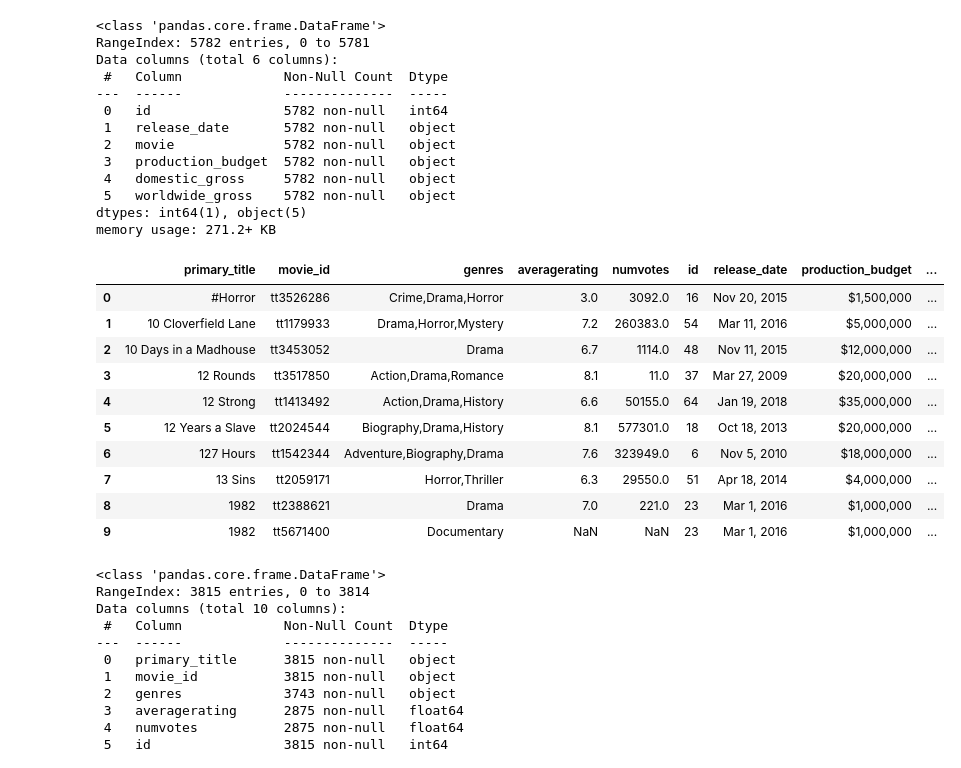
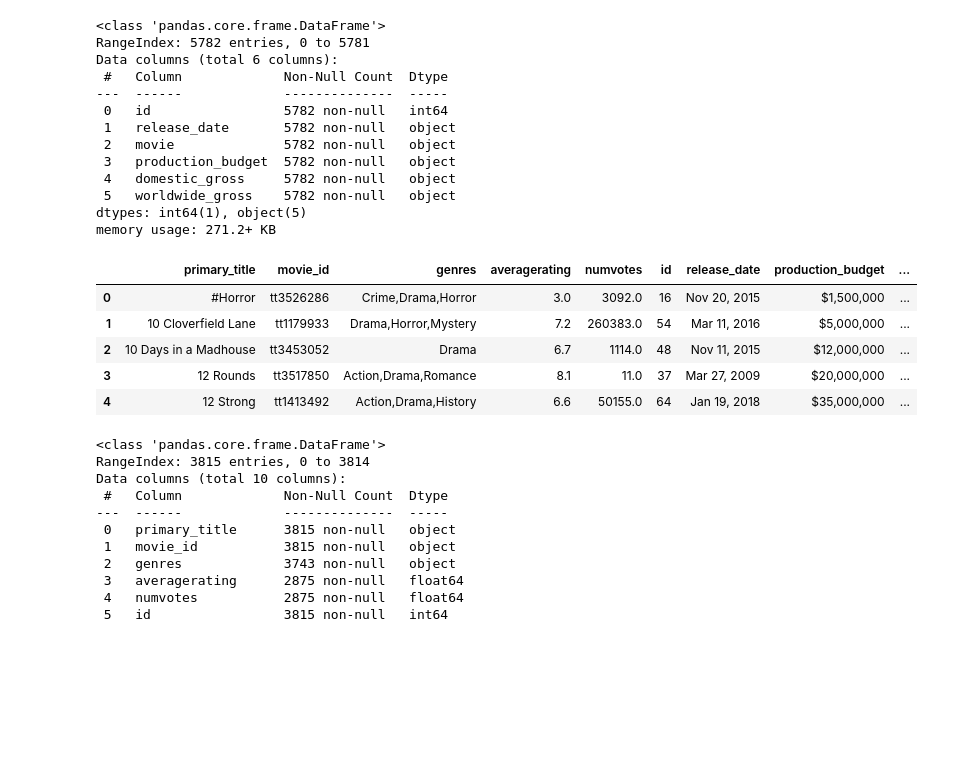
Before and after one commit to doriggs/Semester1Capstone, a Jupyter notebook: student.ipynb, the cells around one changed output. Cells and saved outputs as stored; diff of their text form; code cells hidden in the pictures; blank space fills up the shorter version.

```diff
--- a/student.ipynb
+++ b/student.ipynb
@@ -125,19 +118,14 @@ imdb_tn_df.columns = ['primary_title', 'movie_id', 'genres', 'averagerating', 'n
        'worldwide_gross']
 # %%
 # Take a peek at the resulting table
-imdb_tn_df.head(10)
+imdb_tn_df.head()
 # %% [output]
 |  | primary_title | movie_id | genres | averagerating | numvotes | id | release_date | production_budget | ... |
 | 0 | #Horror | tt3526286 | Crime,Drama,Horror | 3.0 | 3092.0 | 16 | Nov 20, 2015 | $1,500,000 | ... |
 | 1 | 10 Cloverfield Lane | tt1179933 | Drama,Horror,Mystery | 7.2 | 260383.0 | 54 | Mar 11, 2016 | $5,000,000 | ... |
 | 2 | 10 Days in a Madhouse | tt3453052 | Drama | 6.7 | 1114.0 | 48 | Nov 11, 2015 | $12,000,000 | ... |
 | 3 | 12 Rounds | tt3517850 | Action,Drama,Romance | 8.1 | 11.0 | 37 | Mar 27, 2009 | $20,000,000 | ... |
 | 4 | 12 Strong | tt1413492 | Action,Drama,History | 6.6 | 50155.0 | 64 | Jan 19, 2018 | $35,000,000 | ... |
-| 5 | 12 Years a Slave | tt2024544 | Biography,Drama,History | 8.1 | 577301.0 | 18 | Oct 18, 2013 | $20,000,000 | ... |
-| 6 | 127 Hours | tt1542344 | Adventure,Biography,Drama | 7.6 | 323949.0 | 6 | Nov 5, 2010 | $18,000,000 | ... |
-| 7 | 13 Sins | tt2059171 | Horror,Thriller | 6.3 | 29550.0 | 51 | Apr 18, 2014 | $4,000,000 | ... |
-| 8 | 1982 | tt2388621 | Drama | 7.0 | 221.0 | 23 | Mar 1, 2016 | $1,000,000 | ... |
-| 9 | 1982 | tt5671400 | Documentary | NaN | NaN | 23 | Mar 1, 2016 | $1,000,000 | ... |
 # %%
 # And check columns/number of values
 imdb_tn_df.info()
```
Also changed, not shown: parts of 19 cells of this notebook.
